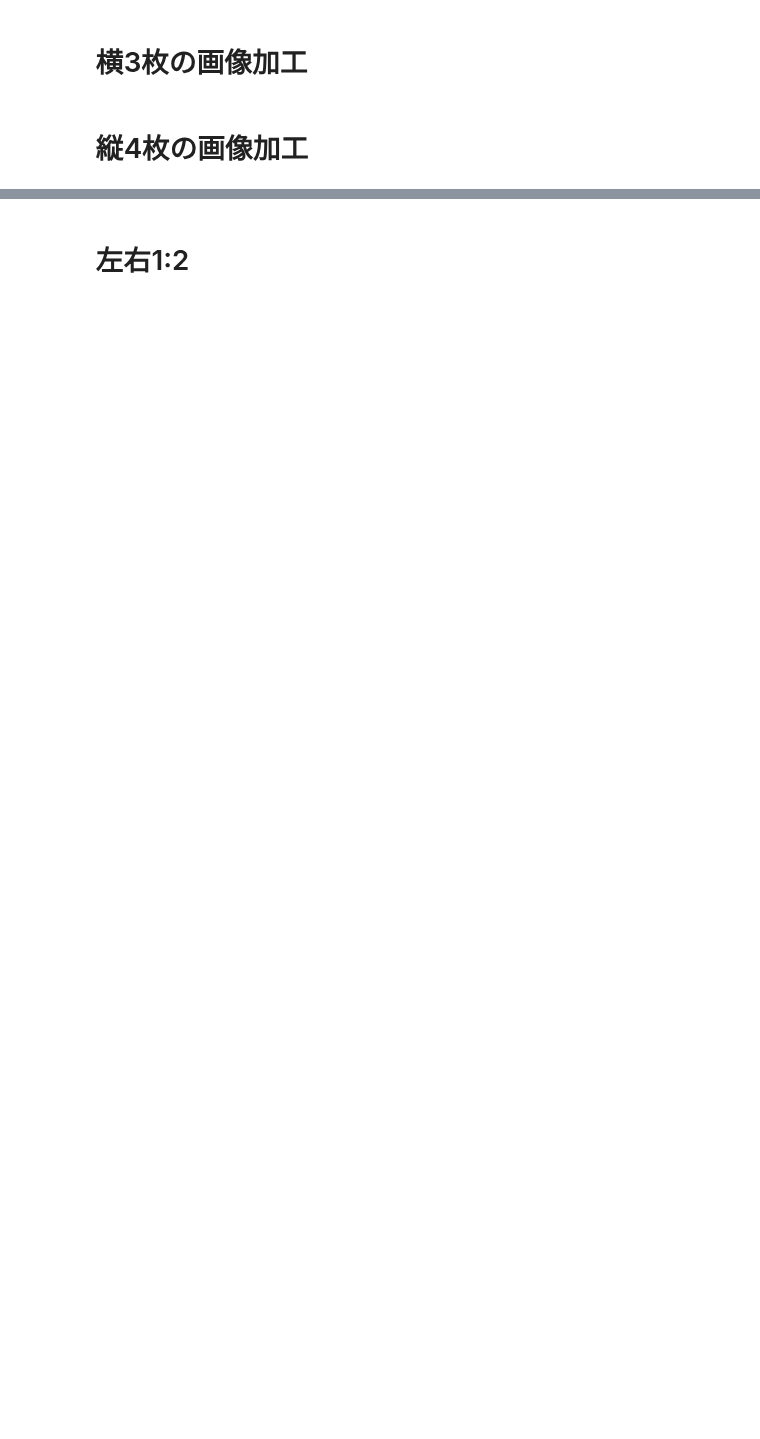
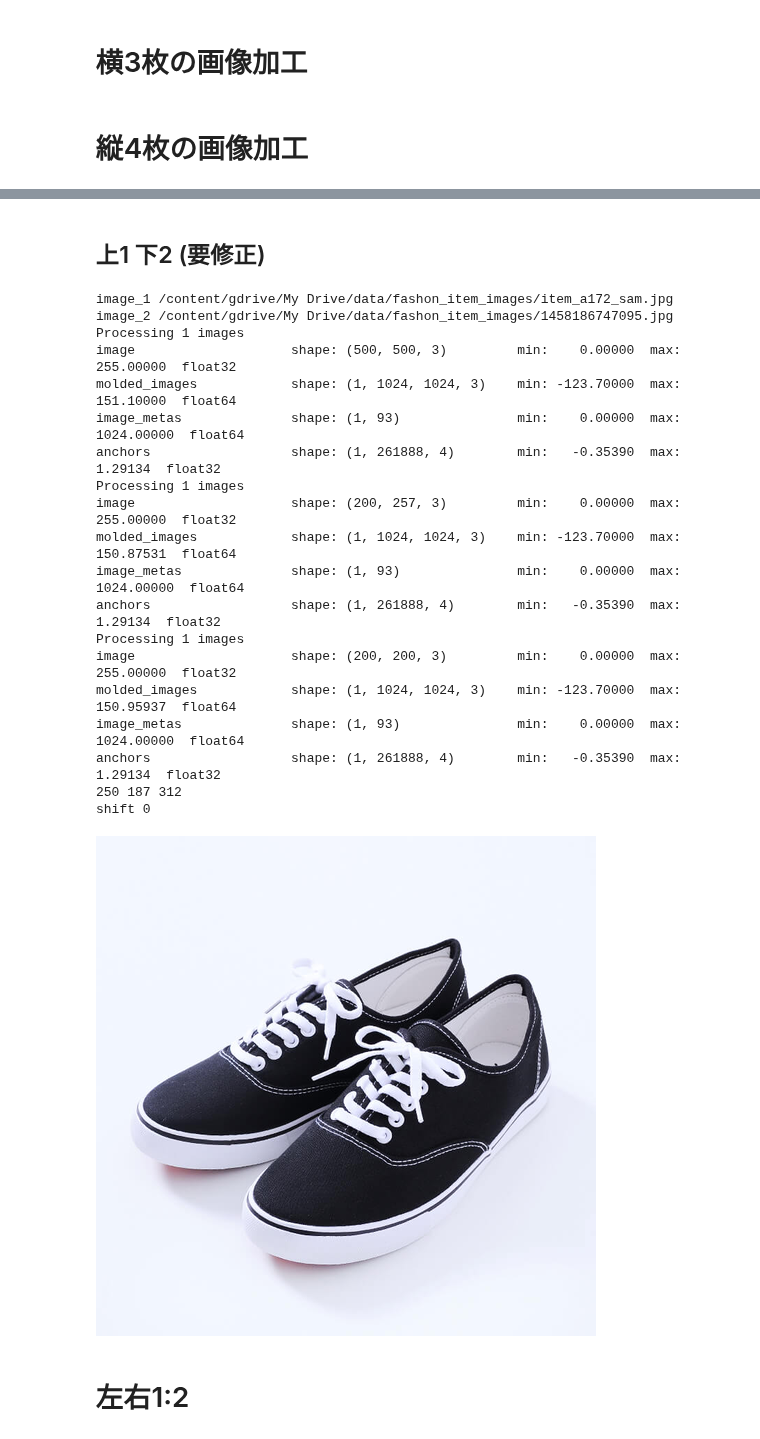
Before and after one commit to sleepless-se/0Colab, a Jupyter notebook: Mask_R_CNN_Sample_v4.ipynb, the cells around one changed output, grey strips where cells are left out. Cells and saved outputs as stored; diff of their text form; code cells hidden in the pictures; blank space fills up the shorter version.

```diff
--- a/Mask_R_CNN_Sample_v4.ipynb
+++ b/Mask_R_CNN_Sample_v4.ipynb
@@ -623,0 +566,20 @@ shift 247
+# %%
+images = os.listdir(IMG_ROOT)
+
+
+for i in range(0,len(images)-4,8):
+  image_1 = os.path.join(IMG_ROOT, images[i])
+  image_2 = os.path.join(IMG_ROOT, images[i+1])
+  image_3 = os.path.join(IMG_ROOT, images[i+2])
+  image_4 = os.path.join(IMG_ROOT, images[i+3])
+
+  print('image_1',image_1)
+  print('image_2',image_2)
+  print('image_3',image_3)
+  print('image_4',image_4)
+
+  bg = square_4image(image_1,image_2,image_3,image_4,  canvas_size = 500)
+  file_name = f'4square_{i}.png'
+  save_file_path = os.path.join(EDITED_IMG_ROOT,file_name)
+  bg.save(save_file_path)
+  saved_image = Image.open(save_file_path)
@@ -623,0 +604,2 @@ shift 247
+# %% [markdown]
+## 上1 下2 (要修正)
@@ -624,3 +656,42 @@ shift 247
+# %%
+images = os.listdir(IMG_ROOT)
+i = 11
+for i in range(31,len(images)-1):
+  image_1 = os.path.join(IMG_ROOT, images[i])
+  image_2 = os.path.join(IMG_ROOT, images[i+1])
+  image_3 = os.path.join(IMG_ROOT, images[i+2])
+
+  print('image_1',image_1)
+  print('image_2',image_2)
+
+  bg = upper1_lower2_image(image_1,image_2,image_3,  canvas_size = 500)
+  file_name = f'u1_l2_{i}.png'
+  save_file_path = os.path.join(EDITED_IMG_ROOT,file_name)
+  bg.save(save_file_path)
+  break
+saved_image = Image.open(save_file_path)
+saved_image
+# %% [output]
+image_1 /content/gdrive/My Drive/data/fashon_item_images/item_a172_sam.jpg
+image_2 /content/gdrive/My Drive/data/fashon_item_images/1458186747095.jpg
+Processing 1 images
+image                    shape: (500, 500, 3)         min:    0.00000  max:  255.00000  float32
+molded_images            shape: (1, 1024, 1024, 3)    min: -123.70000  max:  151.10000  float64
+image_metas              shape: (1, 93)               min:    0.00000  max: 1024.00000  float64
+anchors                  shape: (1, 261888, 4)        min:   -0.35390  max:    1.29134  float32
+Processing 1 images
+image                    shape: (200, 257, 3)         min:    0.00000  max:  255.00000  float32
+molded_images            shape: (1, 1024, 1024, 3)    min: -123.70000  max:  150.87531  float64
+image_metas              shape: (1, 93)               min:    0.00000  max: 1024.00000  float64
+anchors                  shape: (1, 261888, 4)        min:   -0.35390  max:    1.29134  float32
+Processing 1 images
+image                    shape: (200, 200, 3)         min:    0.00000  max:  255.00000  float32
+molded_images            shape: (1, 1024, 1024, 3)    min: -123.70000  max:  150.95937  float64
+image_metas              shape: (1, 93)               min:    0.00000  max: 1024.00000  float64
+anchors                  shape: (1, 261888, 4)        min:   -0.35390  max:    1.29134  float32
+250 187 312
+shift 0
+[figure, added]
 # %% [markdown]
 # 左右1:2
 # %%
```
Also changed, not shown: parts of 11 cells of this notebook.
